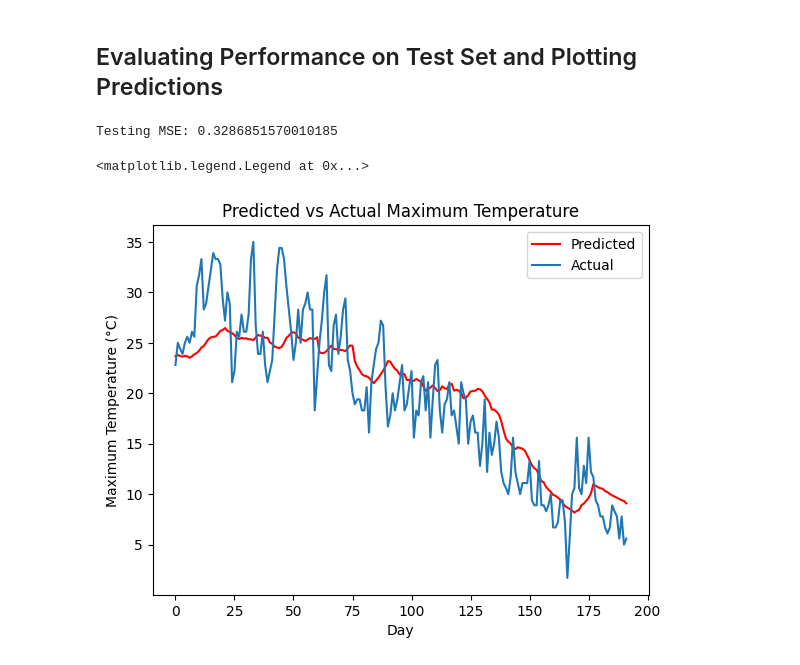
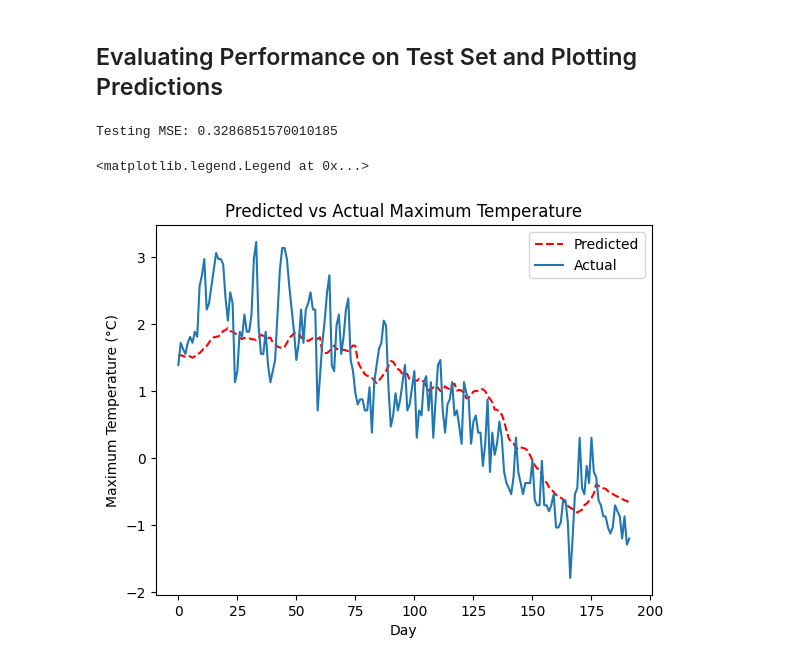
Before and after one commit to alihuss1017/LSTM-Weather-Prediction, a Jupyter notebook: main.ipynb, the cells around one changed output. Saved outputs shown, nothing was run; the diff lists cells and outputs as text; code cells hidden in the pictures.

Commit message:
[ADD] plotting tweaks and gaussian parameter tuning

```diff
--- a/main.ipynb
+++ b/main.ipynb
@@ -240,3 +238,7 @@ seq_len, batch_size, hidden_features, num_layers, lr, num_epochs = best_trial.pa
+# %%
+df_test = df_encoded.iloc[len(df_encoded) - int(0.15*len(df_encoded)):len(df_encoded)]
+
+mu, sigma = df_test['temp_max'].mean(), df_test['temp_max'].std()
 # %% [markdown]
 ## Training the Model on the Best Hyperparameters and Model Parameters
 # %%
@@ -272,32 +274,32 @@ for epoch in range(num_epochs):
 # %%
 predicted = []
 actual = []
 total_loss = 0
 
 model.eval()
 
 with torch.no_grad():
   for X, y in test_loader:
     X, y = X.to(device), y.to(device)
     y_hat = model(X)
 
     loss = loss_fn(y, y_hat)
     total_loss += loss.item()
 
     predicted.append(y_hat.cpu())
     actual.append(y.cpu())
 
   print(f"Testing MSE: {total_loss / len(test_loader)}")
 
 
 plt.figure()
 plt.title("Predicted vs Actual Maximum Temperature")
 plt.xlabel("Day")
 plt.ylabel("Maximum Temperature (°C)")
-plt.plot(np.array(predicted).flatten() * std + mu, c = 'r', label = "Predicted")
-plt.plot(np.array(actual).flatten() * std + mu, label = "Actual")
+plt.plot(np.array(predicted).flatten() * sigma + mu, c = 'r', linestyle = "--", label = "Predicted")
+plt.plot(np.array(actual).flatten() * sigma + mu, label = "Actual")
 plt.legend()
 # %% [output]
 Testing MSE: 0.3286851570010185
 <matplotlib.legend.Legend at 0x...>
-[figure, old version]
+[figure, new version]
```
Also changed, not shown: parts of 3 cells of this notebook.
